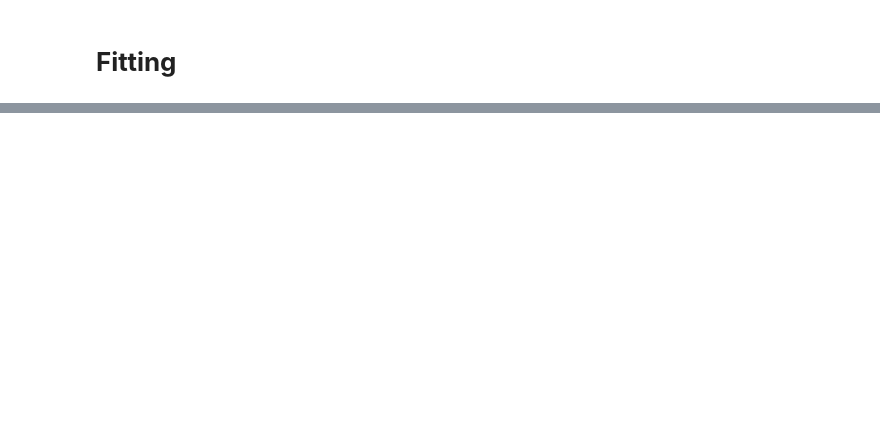
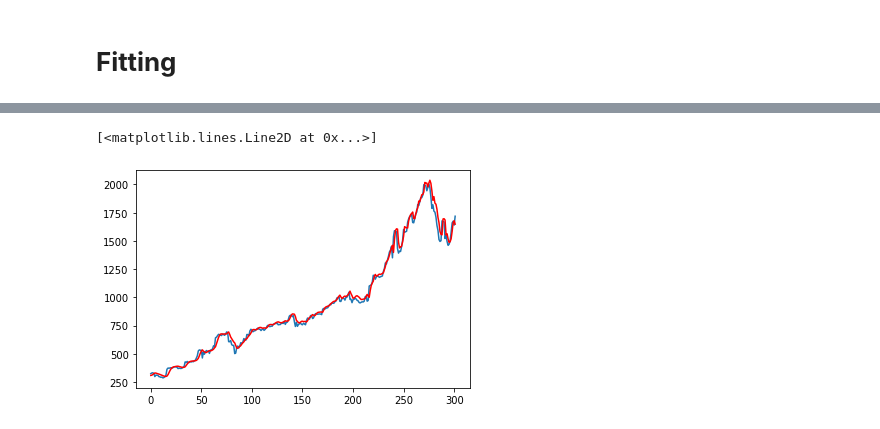
Before and after one commit to alteregoxiv/stockpred, a Jupyter notebook: stockprediction.ipynb, the cells around one changed output, grey strips where cells are left out. Drawn from its saved outputs; the diff is of its cells as text; code cells hidden in the pictures; blank space fills up the shorter version.

```diff
--- a/stockprediction.ipynb
+++ b/stockprediction.ipynb
@@ -272,0 +267,6 @@ print(y_train)
+# %%
+plt.plot(y_test)
+plt.plot(test_predict , c='red')
+# %% [output]
+[<matplotlib.lines.Line2D at 0x...>]
+[figure, added]
```
Also changed, not shown: parts of 11 cells of this notebook.
